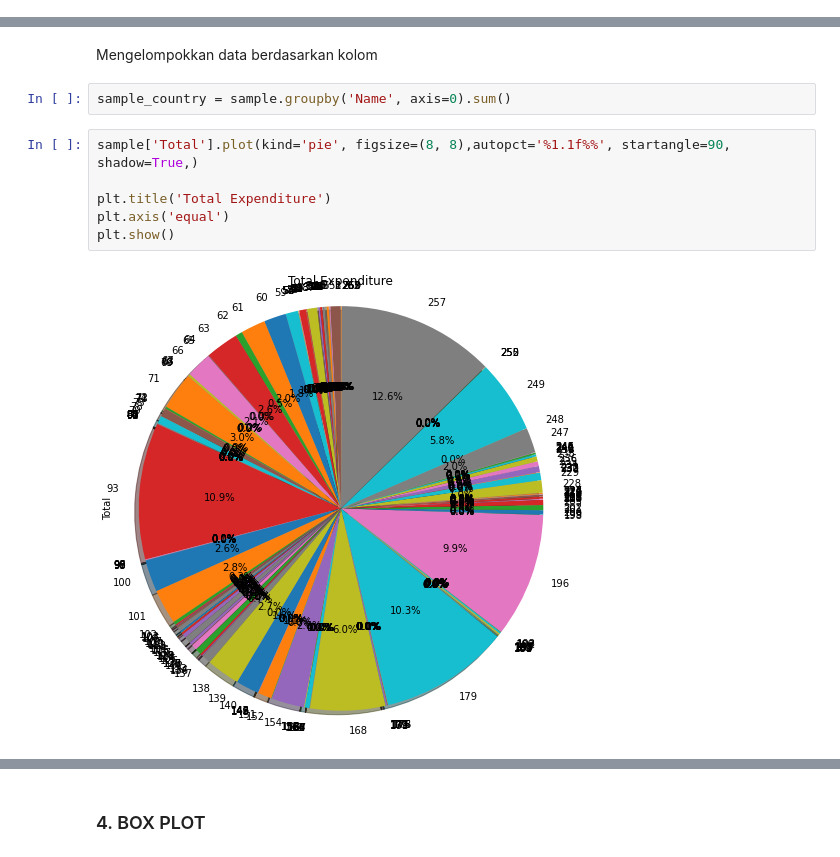
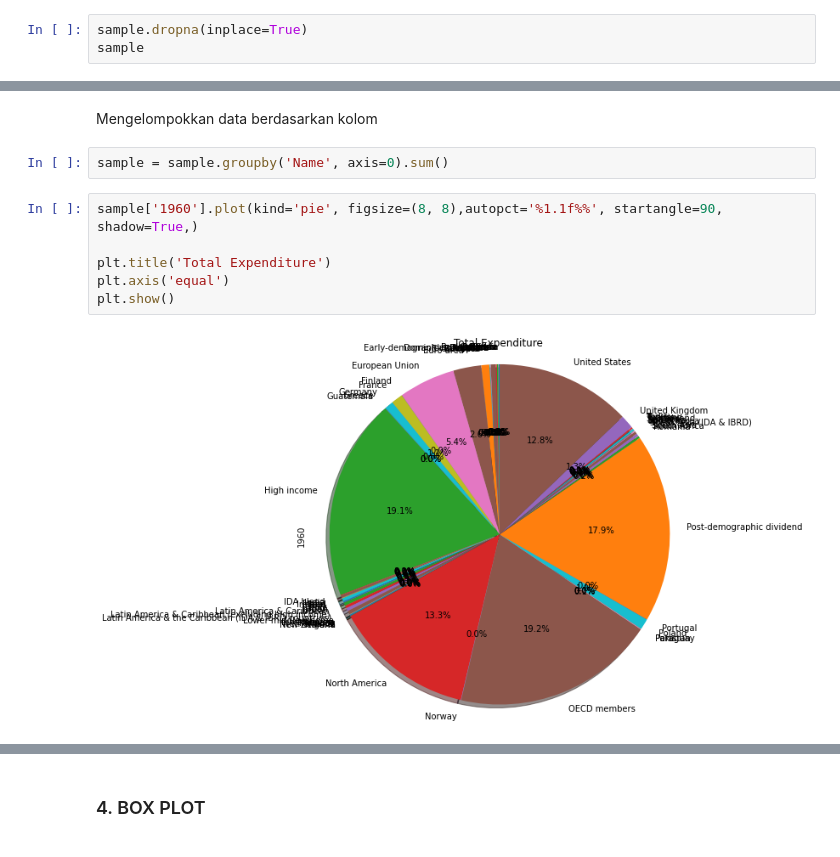
Before and after one commit to AbdulHafidh-AI/Praktikum-Visualisasi-Data, a Jupyter notebook: 2008107010056_AbdulHafidh_Tugas3.ipynb, the cells around one changed output, grey strips where cells are left out. Drawn from its saved outputs; the diff is of its cells as text.

Commit message:
Add pie chart

```diff
--- a/2008107010056_AbdulHafidh_Tugas3.ipynb
+++ b/2008107010056_AbdulHafidh_Tugas3.ipynb
@@ -113,0 +133,3 @@ sample.head(10)
+# %%
+sample.dropna(inplace=True)
+sample
@@ -116,12 +152,12 @@ sample.head(10)
 # %% [markdown]
 Mengelompokkan data berdasarkan kolom
 # %%
-sample_country = sample.groupby('Name', axis=0).sum()
+sample = sample.groupby('Name', axis=0).sum()
 # %%
-sample['Total'].plot(kind='pie', figsize=(8, 8),autopct='%1.1f%%', startangle=90, shadow=True,)
+sample['1960'].plot(kind='pie', figsize=(8, 8),autopct='%1.1f%%', startangle=90, shadow=True,)
 
 plt.title('Total Expenditure')
 plt.axis('equal')
 plt.show()
 # %% [output]
-[figure, old version]
+[figure, new version]
```
Also changed, not shown: parts of 5 cells of this notebook.
